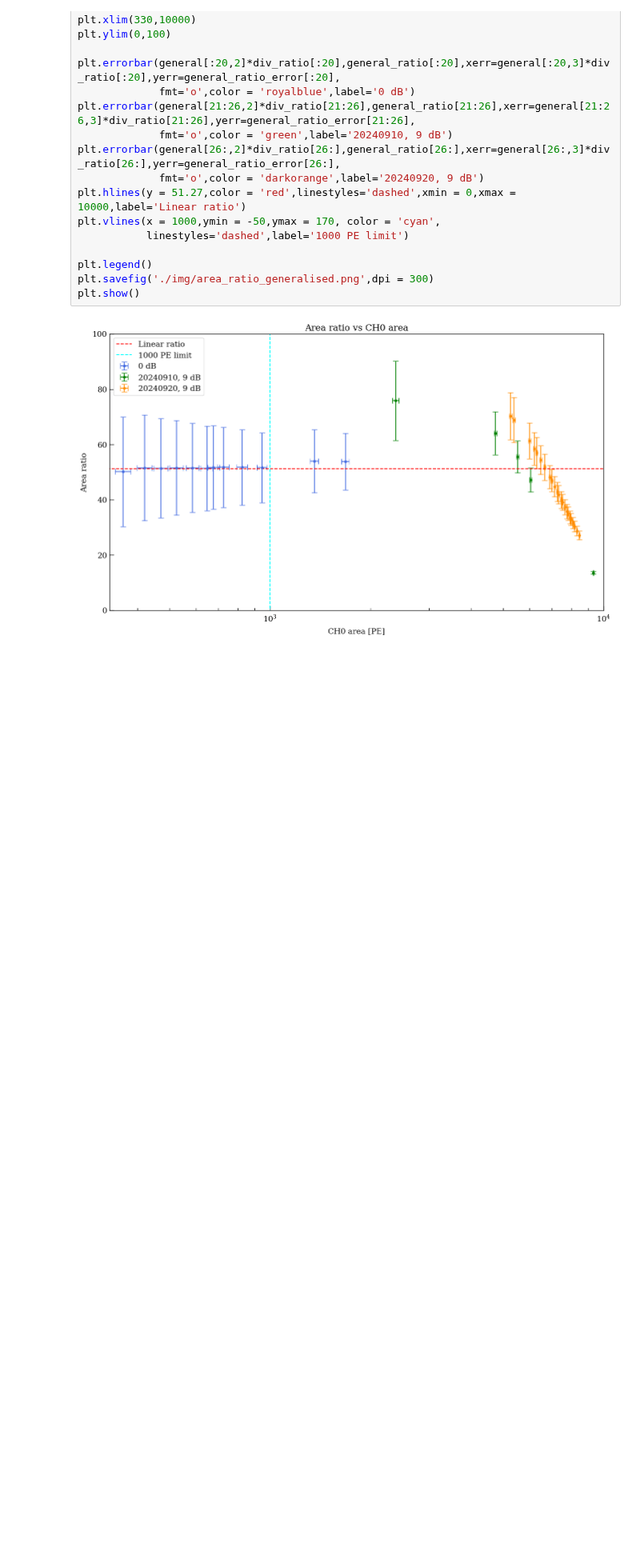
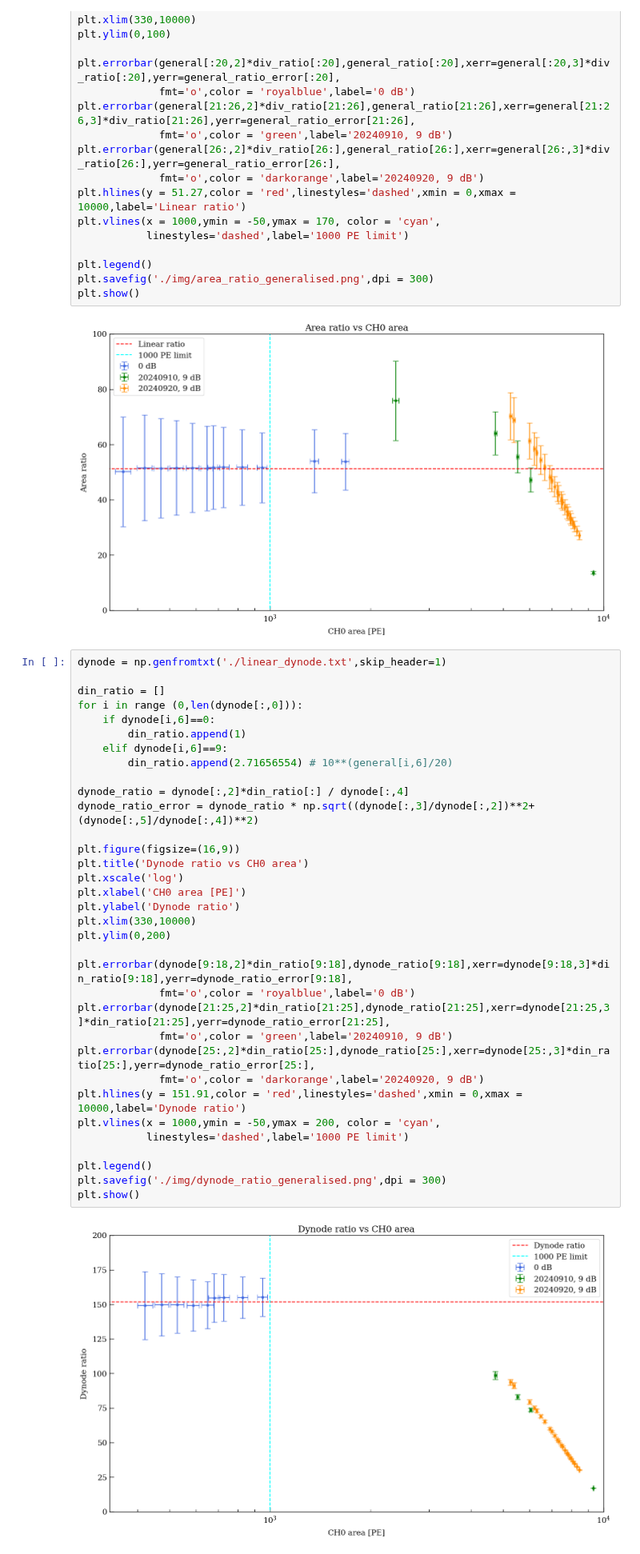
Before and after one commit to Westlake-University-Lsc-lab/RELICS_PMT_Data_Analysis, a Jupyter notebook: LinearityCheck/check_readout_linear.ipynb, the cells around one changed output. Shown at 80% size. Drawn from its saved outputs; the diff is of its cells as text; blank space fills up the shorter version.

Commit message:
introduced dynode ratio

```diff
--- a/LinearityCheck/check_readout_linear.ipynb
+++ b/LinearityCheck/check_readout_linear.ipynb
@@ -621,3 +579,39 @@ plt.savefig('./img/area_ratio_generalised.png',dpi = 300)
 plt.show()
 # %% [output]
 [figure]
+# %%
+dynode = np.genfromtxt('./linear_dynode.txt',skip_header=1)
+
+din_ratio = []
+for i in range (0,len(dynode[:,0])):
+    if dynode[i,6]==0:
+        din_ratio.append(1)
+    elif dynode[i,6]==9:
+        din_ratio.append(2.71656554) # 10**(general[i,6]/20)
+
+dynode_ratio = dynode[:,2]*din_ratio[:] / dynode[:,4]
+dynode_ratio_error = dynode_ratio * np.sqrt((dynode[:,3]/dynode[:,2])**2+(dynode[:,5]/dynode[:,4])**2)
+
+plt.figure(figsize=(16,9))
+plt.title('Dynode ratio vs CH0 area')
+plt.xscale('log')
+plt.xlabel('CH0 area [PE]')
+plt.ylabel('Dynode ratio')
+plt.xlim(330,10000)
+plt.ylim(0,200)
+
+plt.errorbar(dynode[9:18,2]*din_ratio[9:18],dynode_ratio[9:18],xerr=dynode[9:18,3]*din_ratio[9:18],yerr=dynode_ratio_error[9:18],
+             fmt='o',color = 'royalblue',label='0 dB')
+plt.errorbar(dynode[21:25,2]*din_ratio[21:25],dynode_ratio[21:25],xerr=dynode[21:25,3]*din_ratio[21:25],yerr=dynode_ratio_error[21:25],
+             fmt='o',color = 'green',label='20240910, 9 dB')
+plt.errorbar(dynode[25:,2]*din_ratio[25:],dynode_ratio[25:],xerr=dynode[25:,3]*din_ratio[25:],yerr=dynode_ratio_error[25:],
+             fmt='o',color = 'darkorange',label='20240920, 9 dB')
+plt.hlines(y = 151.91,color = 'red',linestyles='dashed',xmin = 0,xmax = 10000,label='Dynode ratio')
+plt.vlines(x = 1000,ymin = -50,ymax = 200, color = 'cyan',
+           linestyles='dashed',label='1000 PE limit')
+
+plt.legend()
+plt.savefig('./img/dynode_ratio_generalised.png',dpi = 300)
+plt.show()
+# %% [output]
+[figure, added]
```
Also changed, not shown: parts of 18 cells of this notebook.
